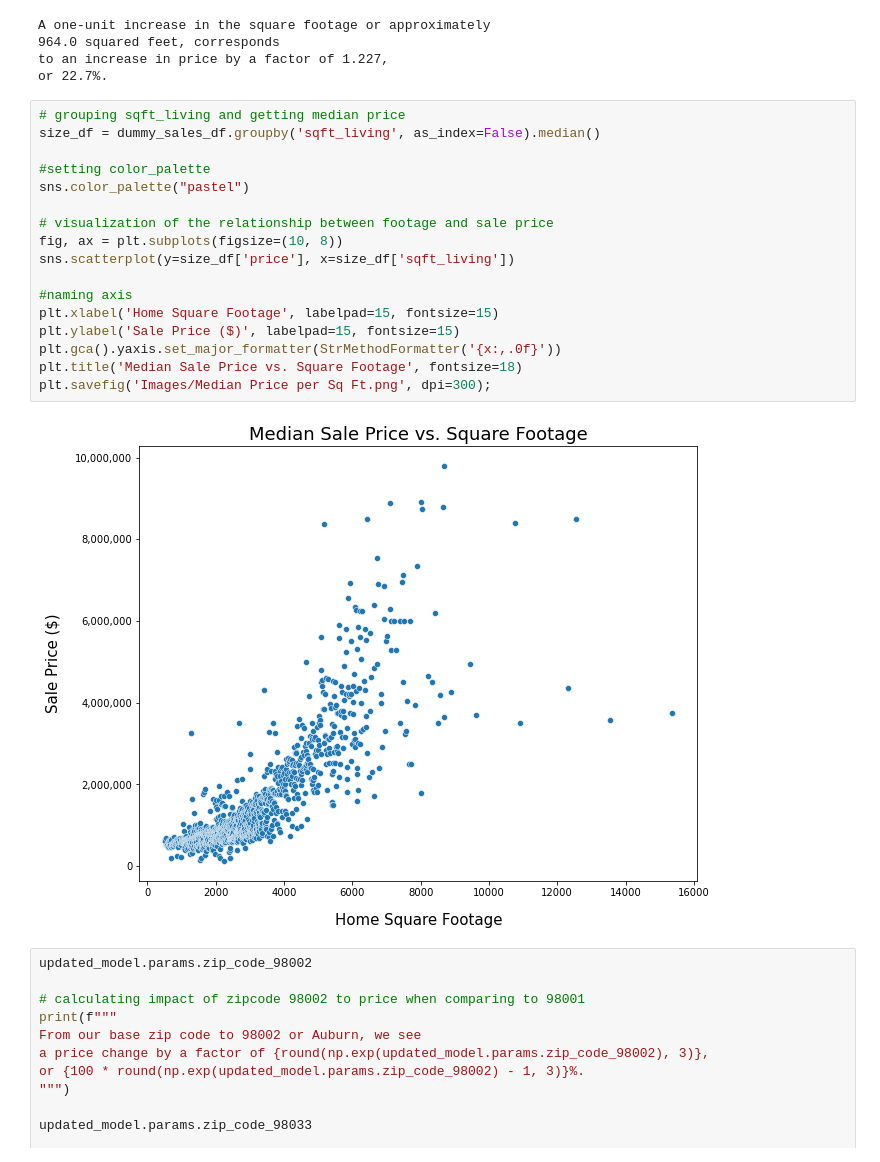
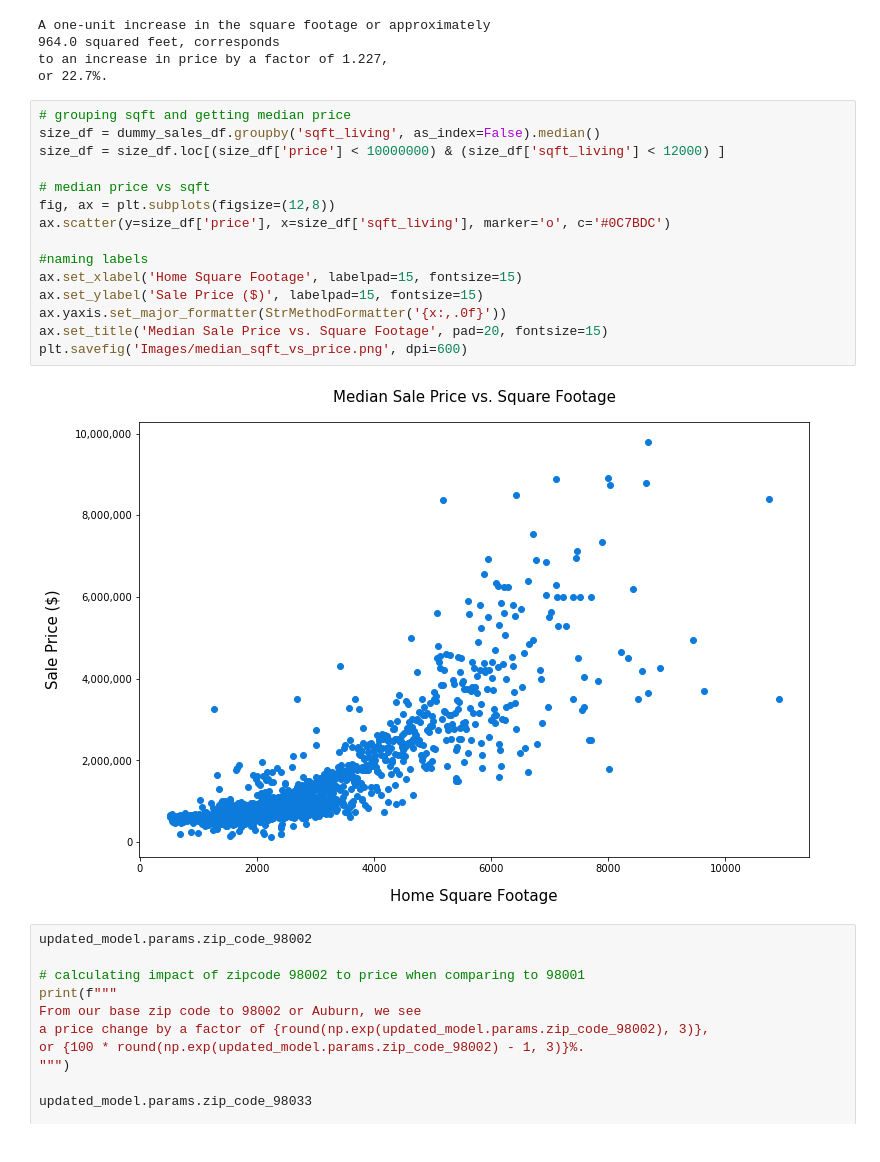
Before and after one commit to claragiurgiu/Phase2-Project, a Jupyter notebook: LR_Analysis_FINAL.ipynb, the cells around one changed output. Saved outputs shown, nothing was run; the diff lists cells and outputs as text.

Commit message:
updating images

```diff
--- a/LR_Analysis_FINAL.ipynb
+++ b/LR_Analysis_FINAL.ipynb
@@ -1220,24 +1281,22 @@ A one-unit increase in the square footage or approximately
 to an increase in price by a factor of 1.227,
 or 22.7%.
 # %%
-# grouping sqft_living and getting median price
+# grouping sqft and getting median price
 size_df = dummy_sales_df.groupby('sqft_living', as_index=False).median()
+size_df = size_df.loc[(size_df['price'] < 10000000) & (size_df['sqft_living'] < 12000) ]
 
-#setting color_palette
-sns.color_palette("pastel")
+# median price vs sqft
+fig, ax = plt.subplots(figsize=(12,8))
+ax.scatter(y=size_df['price'], x=size_df['sqft_living'], marker='o', c='#0C7BDC')
 
-# visualization of the relationship between footage and sale price
-fig, ax = plt.subplots(figsize=(10, 8))
-sns.scatterplot(y=size_df['price'], x=size_df['sqft_living'])
-
-#naming axis
-plt.xlabel('Home Square Footage', labelpad=15, fontsize=15)
-plt.ylabel('Sale Price ($)', labelpad=15, fontsize=15)
-plt.gca().yaxis.set_major_formatter(StrMethodFormatter('{x:,.0f}'))
-plt.title('Median Sale Price vs. Square Footage', fontsize=18)
-plt.savefig('Images/Median Price per Sq Ft.png', dpi=300);
+#naming labels
+ax.set_xlabel('Home Square Footage', labelpad=15, fontsize=15)
+ax.set_ylabel('Sale Price ($)', labelpad=15, fontsize=15)
+ax.yaxis.set_major_formatter(StrMethodFormatter('{x:,.0f}'))
+ax.set_title('Median Sale Price vs. Square Footage', pad=20, fontsize=15)
+plt.savefig('Images/median_sqft_vs_price.png', dpi=600)
 # %% [output]
-[figure, old version]
+[figure, new version]
 # %%
 updated_model.params.zip_code_98002
 
```
Also changed, not shown: parts of 26 cells of this notebook, 11 other files.
